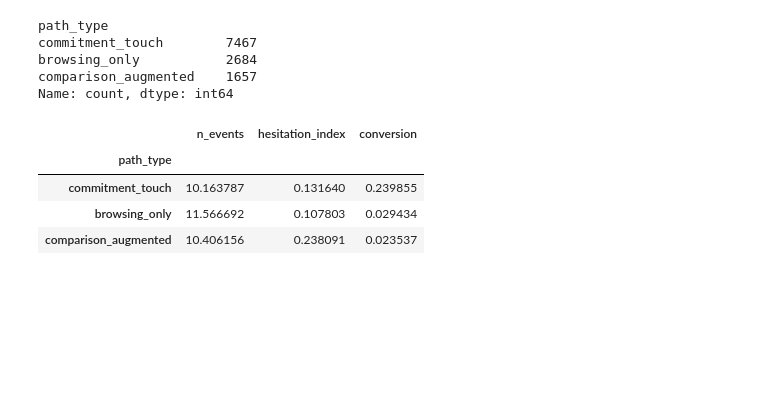
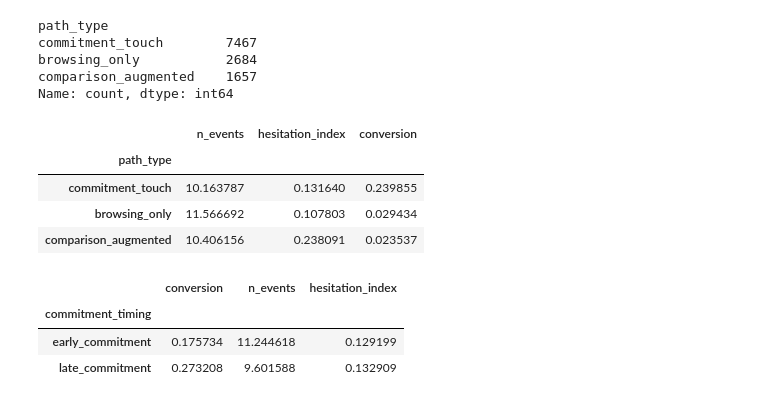
Before and after one commit to NoMooncake/behavior-state-modeling, a Jupyter notebook: notebooks/01_eda.ipynb, the cells around one changed output. Saved outputs shown, nothing was run; the diff lists cells and outputs as text; code cells hidden in the pictures; blank space fills up the shorter version.

Commit message:
analysis: compare early vs late commitment within commitment-touch paths

```diff
--- a/notebooks/01_eda.ipynb
+++ b/notebooks/01_eda.ipynb
@@ -312,3 +312,29 @@ decision_sessions.groupby("path_type")[["n_events", "hesitation_index", "convers
 | commitment_touch | 10.163787 | 0.131640 | 0.239855 |
 | browsing_only | 11.566692 | 0.107803 | 0.029434 |
 | comparison_augmented | 10.406156 | 0.238091 | 0.023537 |
+# %%
+commitment_sessions = decision_sessions[
+    decision_sessions["path_type"] == "commitment_touch"
+].copy()
+
+commitment_sessions.shape
+commitment_sessions["first_cart_ratio"].describe()
+
+median_ratio = commitment_sessions["first_cart_ratio"].median()
+
+commitment_sessions["commitment_timing"] = np.where(
+    commitment_sessions["first_cart_ratio"] <= median_ratio,
+    "early_commitment",
+    "late_commitment"
+)
+
+commitment_sessions["commitment_timing"].value_counts()
+
+commitment_sessions.groupby("commitment_timing")[
+    ["conversion", "n_events", "hesitation_index"]
+].mean()
+# %% [output]
+|  | conversion | n_events | hesitation_index |
+| commitment_timing |  |  |  |
+| early_commitment | 0.175734 | 11.244618 | 0.129199 |
+| late_commitment | 0.273208 | 9.601588 | 0.132909 |
```
Also changed, not shown: parts of 1 cell of this notebook.
